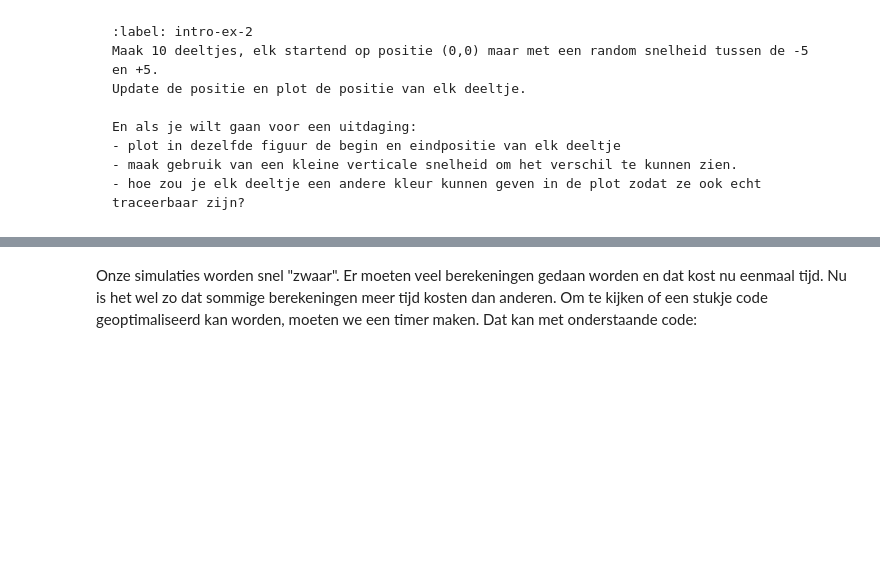
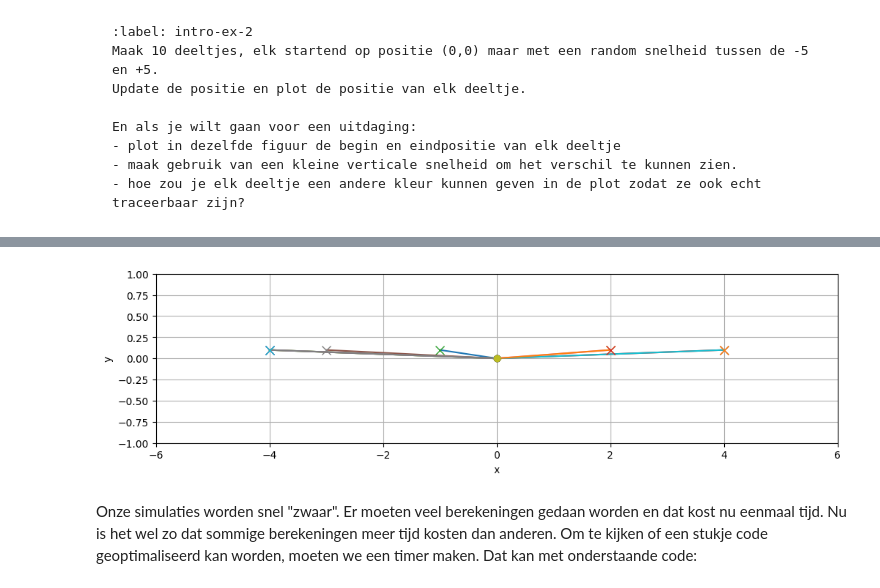
Before and after one commit to ebepolman-bit/Ebun, a Jupyter notebook: Content/PySim/1_intro_sim.ipynb, the cells around one changed output, grey strips where cells are left out. Saved outputs shown, nothing was run; the diff lists cells and outputs as text; code cells hidden in the pictures; blank space fills up the shorter version.

```diff
--- a/Content/PySim/1_intro_sim.ipynb
+++ b/Content/PySim/1_intro_sim.ipynb
@@ -250,3 +250,46 @@ Volgende positie [-8.   0.2]
+# %%
+import numpy as np
+import matplotlib.pyplot as plt
+
+
+vx = np.random.randint(-5, 6, size=10)
+vy = 0.1
+
+particles = []
+for i in range(10):
+    particles.append(ParticleClass(m=1.0, v=[vx[i], vy], r=[0.0, 0.0], R=1.0))
+
+dt = 1.0
+
+
+r0 = np.array([p.r for p in particles], dtype=float)
+
+
+for p in particles:
+    p.update_position(dt)
+
+r1 = np.array([p.r for p in particles], dtype=float)
+
+
+plt.figure(figsize=(12, 3))
+
+
+for i in range(10):
+
+    plt.plot([r0[i, 0], r1[i, 0]], [r0[i, 1], r1[i, 1]], "-")
+    # begin
+    plt.plot(r0[i, 0], r0[i, 1], "o")
+    # eind
+    plt.plot(r1[i, 0], r1[i, 1], "x",  markersize=8)
+
+plt.xlabel("x")
+plt.ylabel("y")
+plt.grid()
+plt.xlim(-6, 6)
+plt.ylim(-1, 1)
+plt.show()
+# %% [output]
+[figure, added]
 # %% [markdown]
 Onze simulaties worden snel "zwaar".
 Er moeten veel berekeningen gedaan worden en dat kost nu eenmaal tijd.
```
Also changed, not shown: parts of 4 cells of this notebook.
